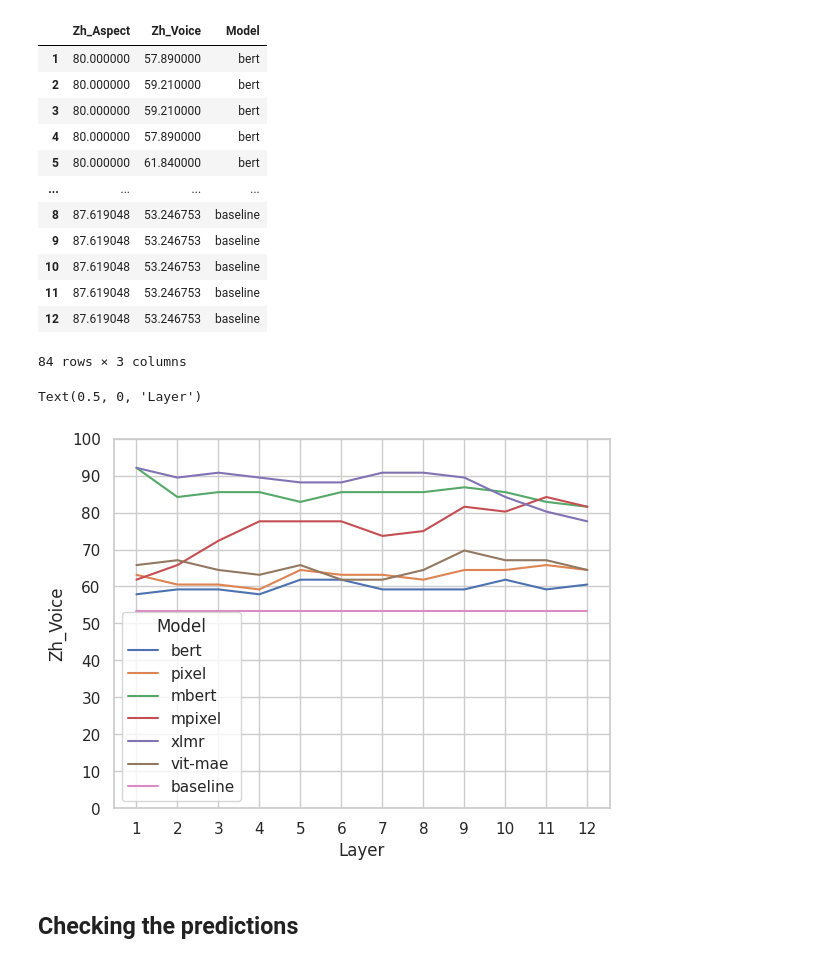
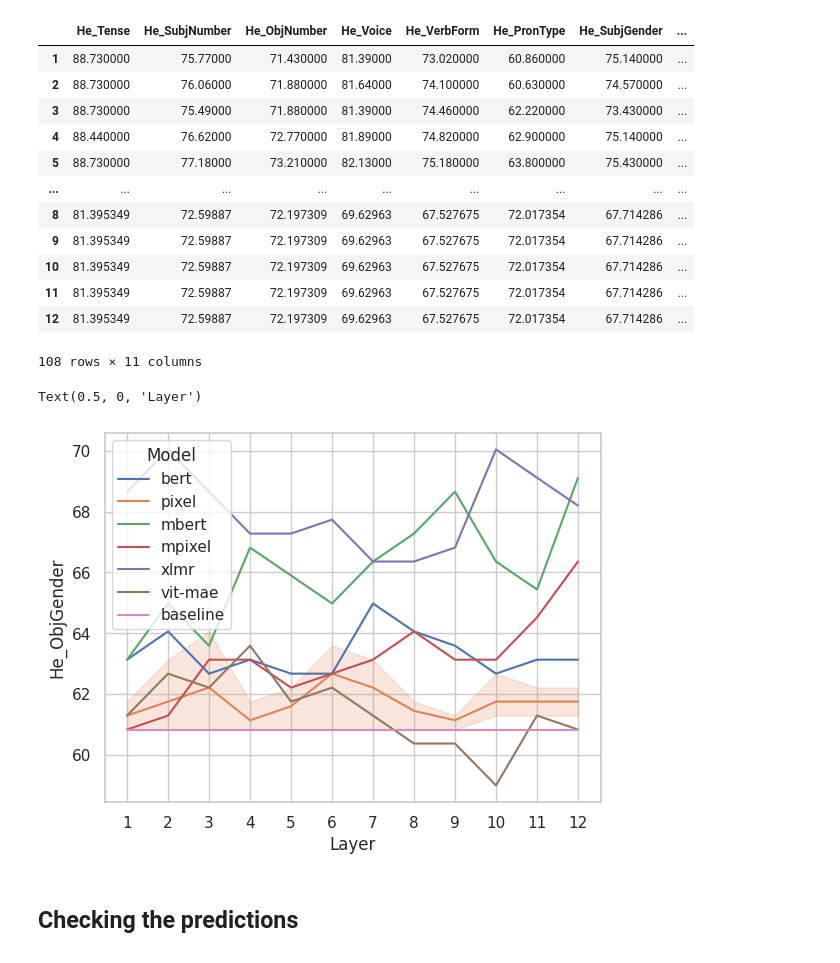
Before and after one commit to vgaraujov/SentEval, a Jupyter notebook: read_pickle.ipynb, the cells around one changed output. Cells and saved outputs as stored; diff of their text form; code cells hidden in the pictures.

```diff
--- a/read_pickle.ipynb
+++ b/read_pickle.ipynb
@@ -6,12 +6,12 @@ import matplotlib as plt
 from glob import glob
 sns.set_theme(style="whitegrid")
 # %%
-def read_pickle(model, lang, layer, pooling):
+def read_pickle(model, lang, layer, seed):
     folder = '/home/kushal/SentEval/examples/' + model + '/'
     if lang == "English":
-        filename = model+'_p='+pooling+'_l='+layer+'_t=4_s=1111.pickle'
+        filename = f"{model}_p=mean_l={layer}_t=4_s={seed}.pickle"
     else:
-        filename = model+'_p='+pooling+'_l='+layer+'_lg='+lang+'_s=1111.pickle'
+        filename = f"{model}_p=mean_l={layer}_lg={lang}_s={seed}.pickle"
 
     with open(folder + filename, 'rb') as handle:
     #with open(filename, 'rb') as handle:
@@ -200,0 +399,2 @@ def return_df(lang):
+# %%
+language = "Hebrew"
@@ -201,28 +439,28 @@ def return_df(lang):
 # %%
-dev_df = return_df('Chinese')
+dev_df = return_df_seeds_models(language)
 dev_df
 # %% [output]
-|  | Zh_Aspect | Zh_Voice | Model |
-| 1 | 80.000000 | 57.890000 | bert |
-| 2 | 80.000000 | 59.210000 | bert |
-| 3 | 80.000000 | 59.210000 | bert |
-| 4 | 80.000000 | 57.890000 | bert |
-| 5 | 80.000000 | 61.840000 | bert |
-| ... | ... | ... | ... |
-| 8 | 87.619048 | 53.246753 | baseline |
-| 9 | 87.619048 | 53.246753 | baseline |
-| 10 | 87.619048 | 53.246753 | baseline |
-| 11 | 87.619048 | 53.246753 | baseline |
-| 12 | 87.619048 | 53.246753 | baseline |
+|  | He_Tense | He_SubjNumber | He_ObjNumber | He_Voice | He_VerbForm | He_PronType | He_SubjGender | ... |
+| 1 | 88.730000 | 75.77000 | 71.430000 | 81.39000 | 73.020000 | 60.860000 | 75.140000 | ... |
+| 2 | 88.730000 | 76.06000 | 71.880000 | 81.64000 | 74.100000 | 60.630000 | 74.570000 | ... |
+| 3 | 88.730000 | 75.49000 | 71.880000 | 81.39000 | 74.460000 | 62.220000 | 73.430000 | ... |
+| 4 | 88.440000 | 76.62000 | 72.770000 | 81.89000 | 74.820000 | 62.900000 | 75.140000 | ... |
+| 5 | 88.730000 | 77.18000 | 73.210000 | 82.13000 | 75.180000 | 63.800000 | 75.430000 | ... |
+| ... | ... | ... | ... | ... | ... | ... | ... | ... |
+| 8 | 81.395349 | 72.59887 | 72.197309 | 69.62963 | 67.527675 | 72.017354 | 67.714286 | ... |
+| 9 | 81.395349 | 72.59887 | 72.197309 | 69.62963 | 67.527675 | 72.017354 | 67.714286 | ... |
+| 10 | 81.395349 | 72.59887 | 72.197309 | 69.62963 | 67.527675 | 72.017354 | 67.714286 | ... |
+| 11 | 81.395349 | 72.59887 | 72.197309 | 69.62963 | 67.527675 | 72.017354 | 67.714286 | ... |
+| 12 | 81.395349 | 72.59887 | 72.197309 | 69.62963 | 67.527675 | 72.017354 | 67.714286 | ... |
-84 rows × 3 columns
+108 rows × 11 columns
 # %%
-ax = sns.lineplot(data=dev_df, x=dev_df.index, y=dev_df.columns[1], hue='Model')
+ax = sns.lineplot(data=dev_df, x=dev_df.index, y=dev_df.columns[7], hue='Model')
 ax.set_xticks(range(1,13))
-ax.set_yticks(range(0,101,10))
+# ax.set_yticks(range(0,101,10))
 ax.set_xlabel('Layer')
 # %% [output]
 Text(0.5, 0, 'Layer')
-[figure, old version]
+[figure, new version]
 # %% [markdown]
 ## Checking the predictions
 # %%
```
Also changed, not shown: parts of 9 cells of this notebook, 1 other file.
